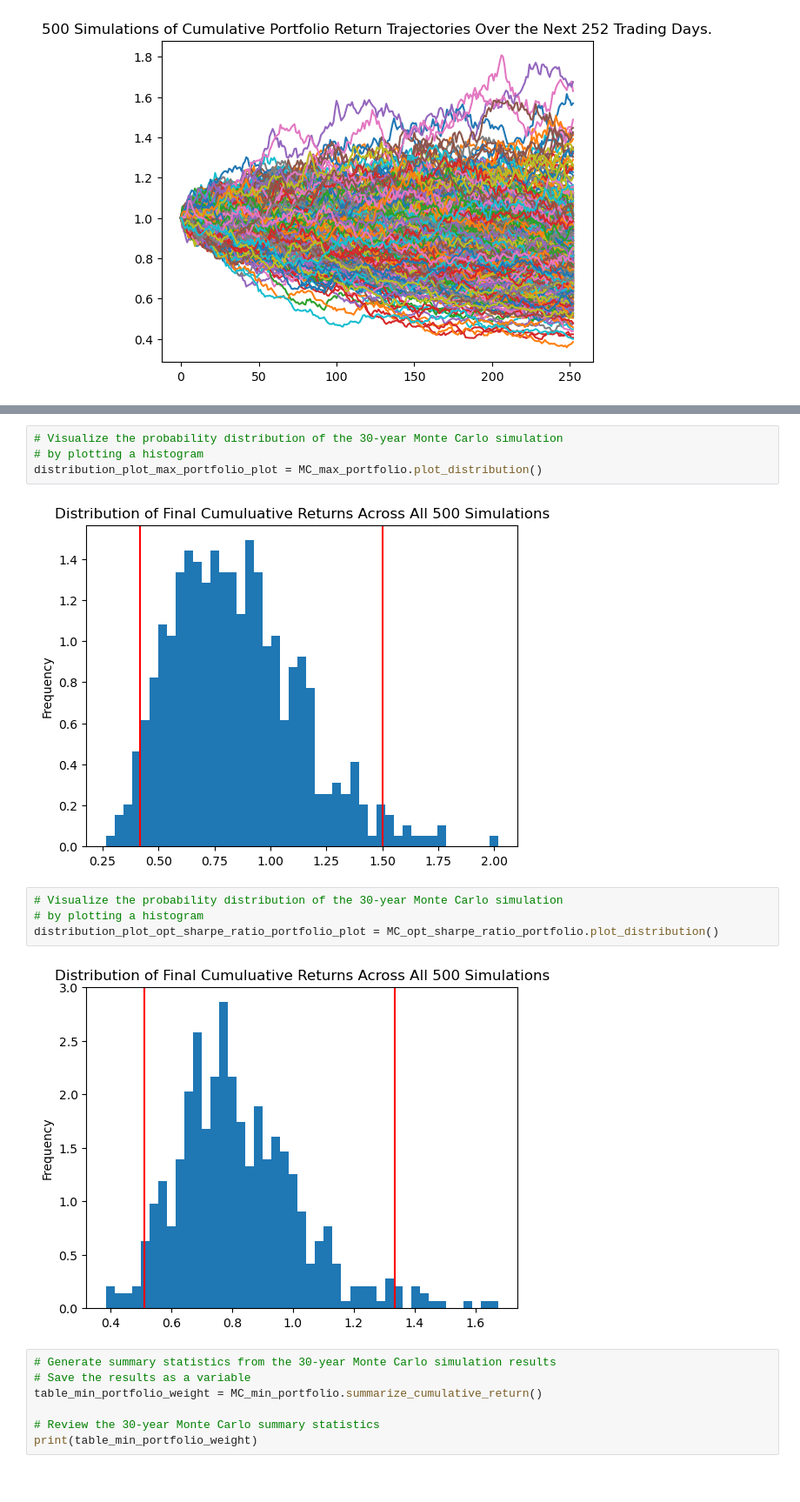
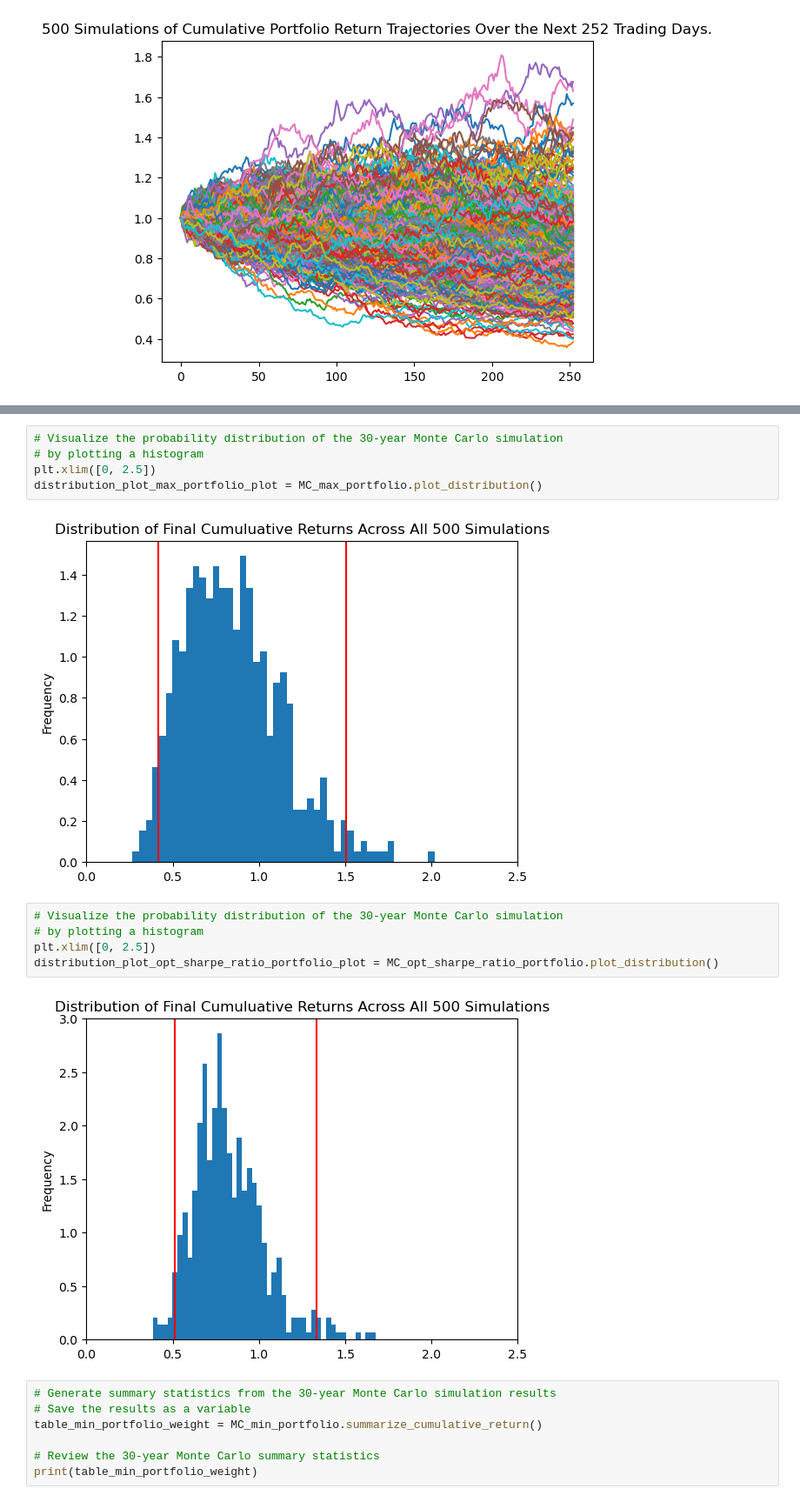
Before and after one commit to FintechBTC/mpt, a Jupyter notebook: mpt.ipynb, the cells around one changed output, grey strips where cells are left out. Shown at 87% size. Cells and saved outputs as stored; diff of their text form.

```diff
--- a/mpt.ipynb
+++ b/mpt.ipynb
@@ -864,15 +865,17 @@ distribution_plot_min_portfolio_plot = MC_min_portfolio.plot_distribution()
 # %%
 # Visualize the probability distribution of the 30-year Monte Carlo simulation
 # by plotting a histogram
+plt.xlim([0, 2.5])
 distribution_plot_max_portfolio_plot = MC_max_portfolio.plot_distribution()
 # %% [output]
-[figure, old version]
+[figure, new version]
 # %%
 # Visualize the probability distribution of the 30-year Monte Carlo simulation
 # by plotting a histogram
+plt.xlim([0, 2.5])
 distribution_plot_opt_sharpe_ratio_portfolio_plot = MC_opt_sharpe_ratio_portfolio.plot_distribution()
 # %% [output]
-[figure, old version]
+[figure, new version]
 # %%
 # Generate summary statistics from the 30-year Monte Carlo simulation results
 # Save the results as a variable
```
Also changed, not shown: parts of 1 cell of this notebook.
